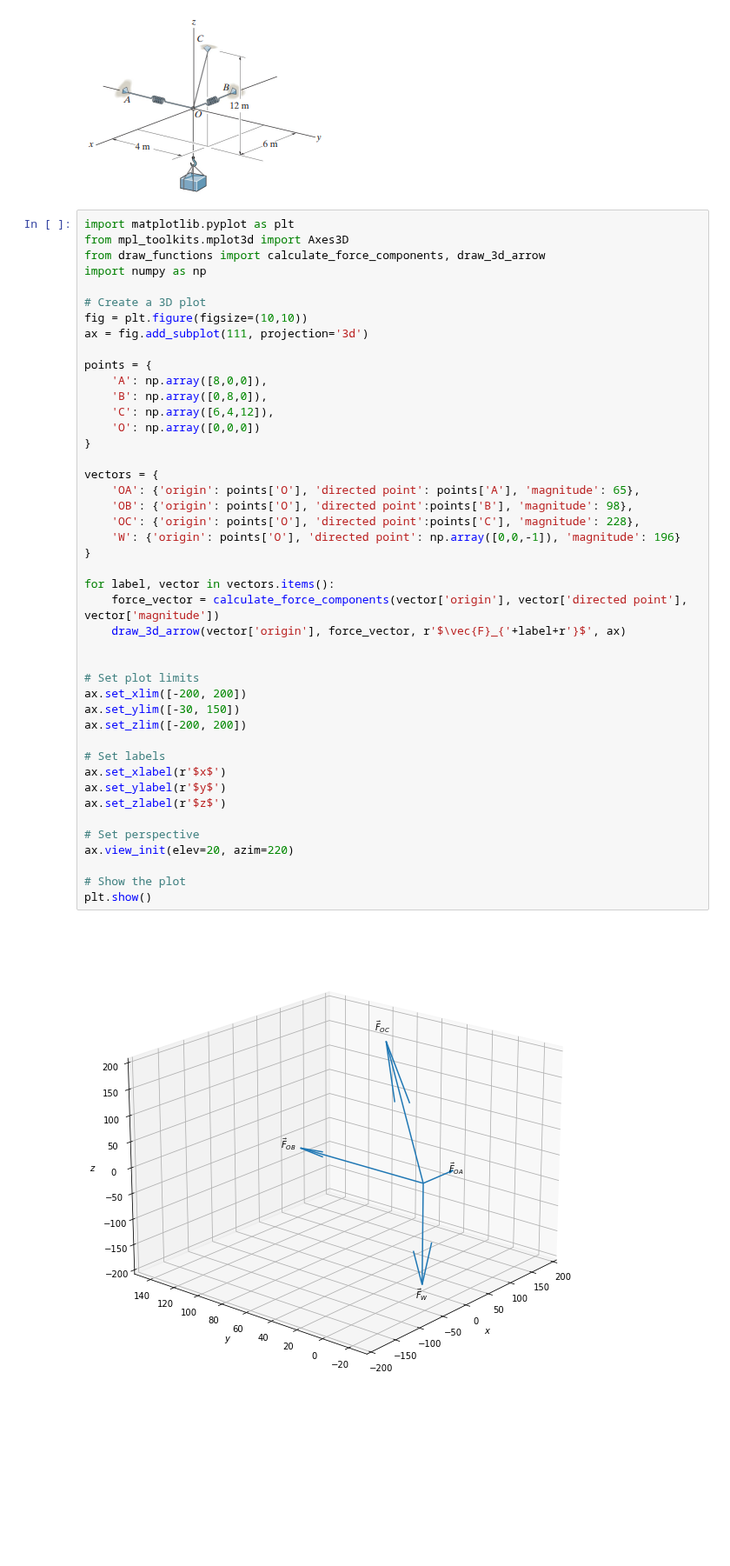
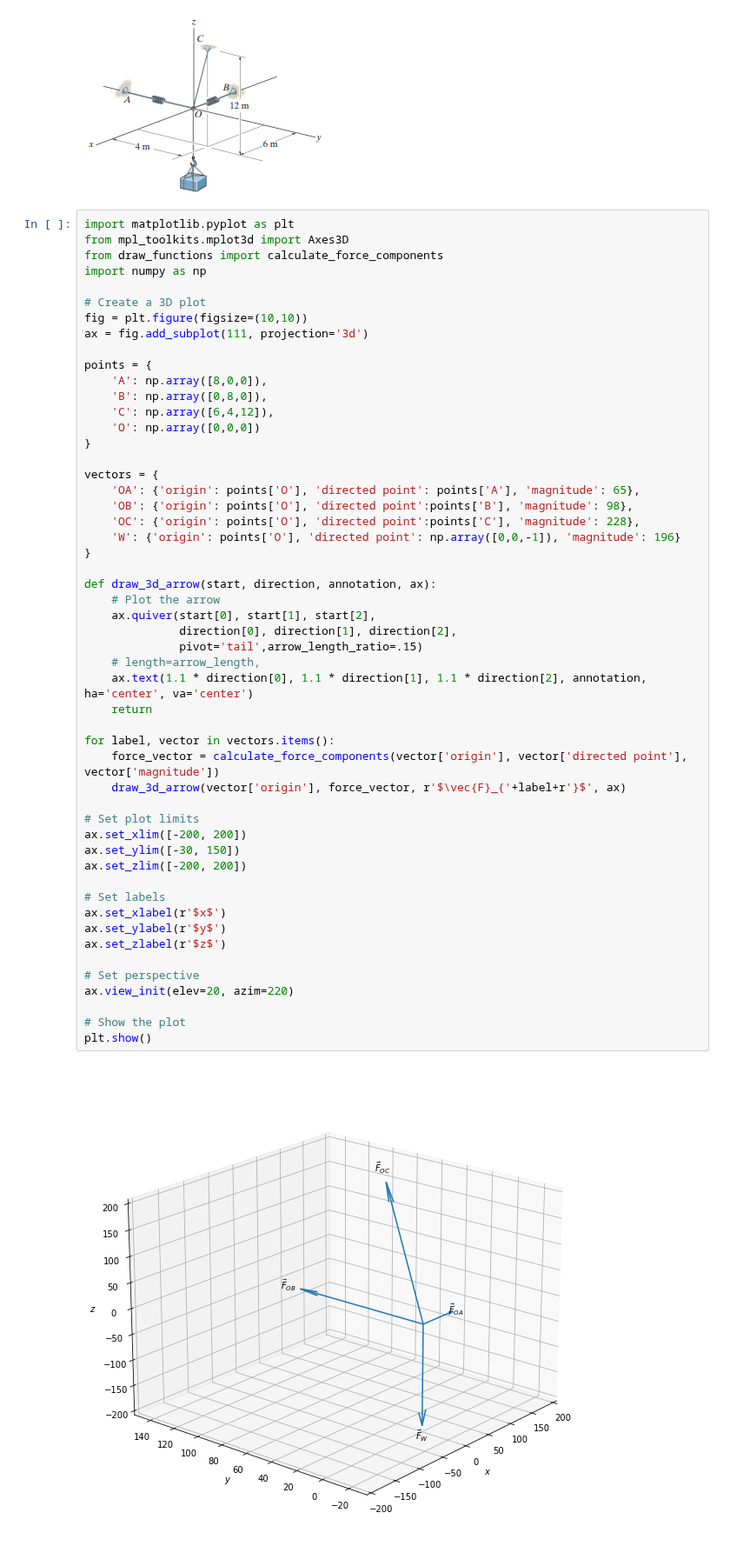
Before and after one commit to michaelhotchkiss/Statics, a Jupyter notebook: Chapter 3 - Equilibrium of a Particle.ipynb, the cells around one changed output. Shown at 87% size. Cells and saved outputs as stored; diff of their text form; blank space fills up the shorter version.

Commit message:
diagrams

```diff
--- a/Chapter 3 - Equilibrium of a Particle.ipynb
+++ b/Chapter 3 - Equilibrium of a Particle.ipynb
@@ -143,7 +143,7 @@ Image("pictures/problem_3_46.png")
 # %%
 import matplotlib.pyplot as plt
 from mpl_toolkits.mplot3d import Axes3D
-from draw_functions import calculate_force_components, draw_3d_arrow
+from draw_functions import calculate_force_components
 import numpy as np
 
 # Create a 3D plot
@@ -157,35 +157,43 @@ points = {
     'O': np.array([0,0,0])
 }
 
 vectors = {
     'OA': {'origin': points['O'], 'directed point': points['A'], 'magnitude': 65},
     'OB': {'origin': points['O'], 'directed point':points['B'], 'magnitude': 98},
     'OC': {'origin': points['O'], 'directed point':points['C'], 'magnitude': 228},
     'W': {'origin': points['O'], 'directed point': np.array([0,0,-1]), 'magnitude': 196}
 }
 
+def draw_3d_arrow(start, direction, annotation, ax):
+    # Plot the arrow
+    ax.quiver(start[0], start[1], start[2],
+              direction[0], direction[1], direction[2],
+              pivot='tail',arrow_length_ratio=.15)
+    # length=arrow_length,
+    ax.text(1.1 * direction[0], 1.1 * direction[1], 1.1 * direction[2], annotation, ha='center', va='center')
+    return
+
 for label, vector in vectors.items():
     force_vector = calculate_force_components(vector['origin'], vector['directed point'], vector['magnitude'])
     draw_3d_arrow(vector['origin'], force_vector, r'$\vec{F}_{'+label+r'}$', ax)
-
 
 # Set plot limits
 ax.set_xlim([-200, 200])
 ax.set_ylim([-30, 150])
 ax.set_zlim([-200, 200])
 
 # Set labels
 ax.set_xlabel(r'$x$')
 ax.set_ylabel(r'$y$')
 ax.set_zlabel(r'$z$')
 
 # Set perspective
 ax.view_init(elev=20, azim=220)
 
 # Show the plot
 plt.show()
 # %% [output]
-[figure, old version]
+[figure, new version]
 # %%
 from astropy.constants import g0
 import numpy as np
```
